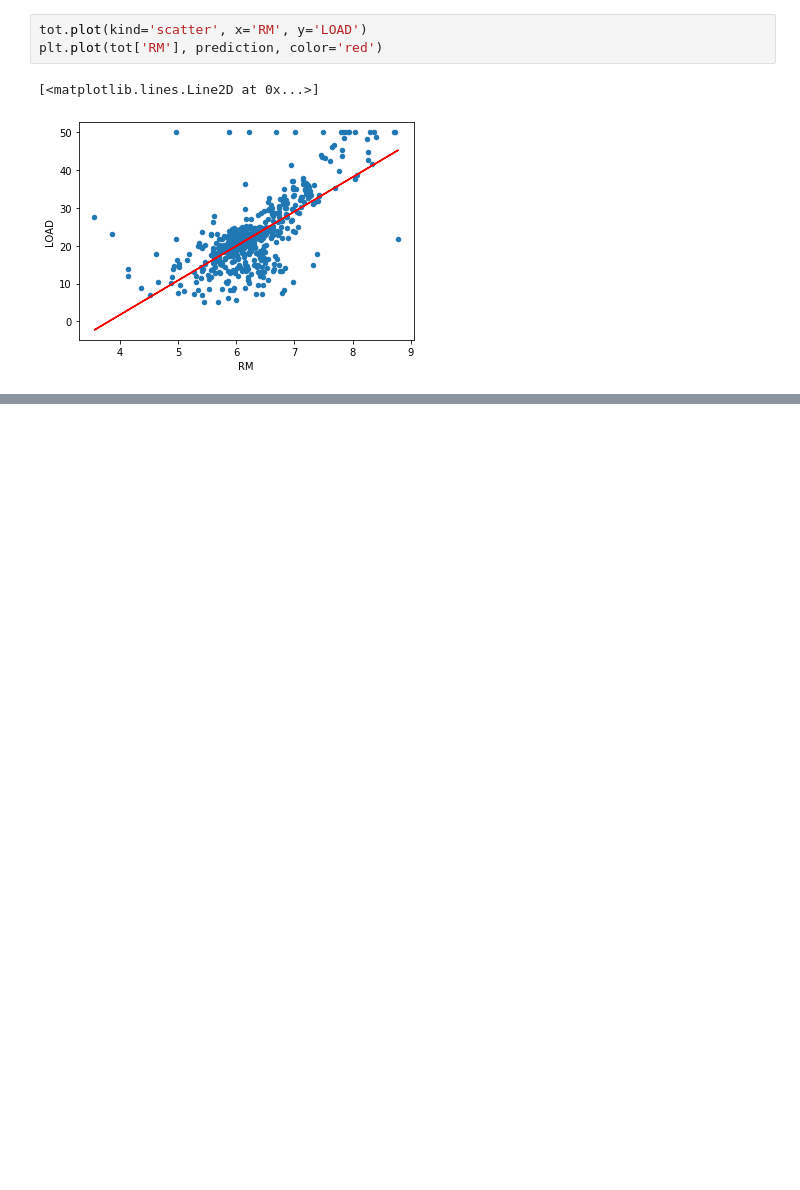
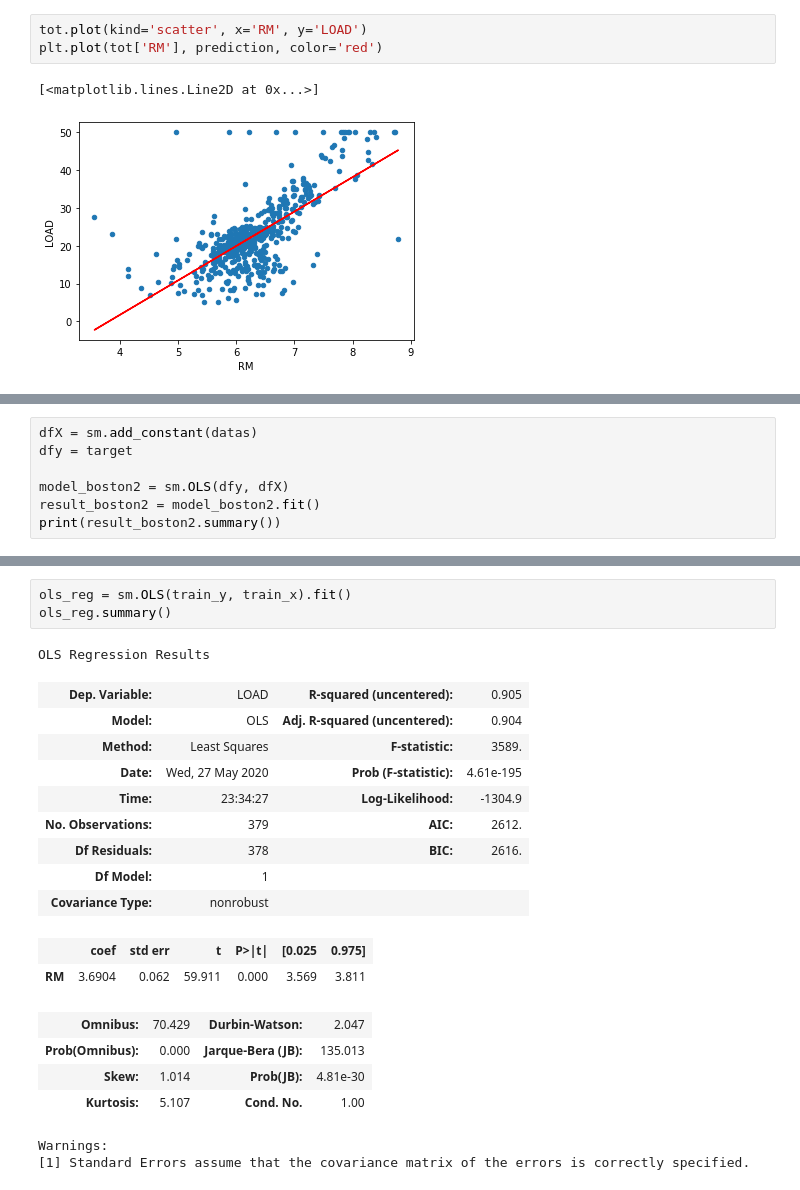
Before and after one commit to kangmj90/python, a Jupyter notebook: sample/load_boston.ipynb, the cells around one changed output, grey strips where cells are left out. Saved outputs shown, nothing was run; the diff lists cells and outputs as text; blank space fills up the shorter version.

```diff
--- a/sample/load_boston.ipynb
+++ b/sample/load_boston.ipynb
@@ -137,0 +137,7 @@ plt.plot(line, line, color='red')
+# %%
+dfX = sm.add_constant(datas)
+dfy = target
+
+model_boston2 = sm.OLS(dfy, dfX)
+result_boston2 = model_boston2.fit()
+print(result_boston2.summary())
@@ -137,0 +162,22 @@ plt.plot(line, line, color='red')
+# %%
+ols_reg = sm.OLS(train_y, train_x).fit()
+ols_reg.summary()
+# %% [output]
+OLS Regression Results
+| Dep. Variable: | LOAD | R-squared (uncentered): | 0.905 |
+| Model: | OLS | Adj. R-squared (uncentered): | 0.904 |
+| Method: | Least Squares | F-statistic: | 3589. |
+| Date: | Wed, 27 May 2020 | Prob (F-statistic): | 4.61e-195 |
+| Time: | 23:34:27 | Log-Likelihood: | -1304.9 |
+| No. Observations: | 379 | AIC: | 2612. |
+| Df Residuals: | 378 | BIC: | 2616. |
+| Df Model: | 1 |  |  |
+| Covariance Type: | nonrobust |  |  |
+|  | coef | std err | t | P>|t| | [0.025 | 0.975] |
+| RM | 3.6904 | 0.062 | 59.911 | 0.000 | 3.569 | 3.811 |
+| Omnibus: | 70.429 | Durbin-Watson: | 2.047 |
+| Prob(Omnibus): | 0.000 | Jarque-Bera (JB): | 135.013 |
+| Skew: | 1.014 | Prob(JB): | 4.81e-30 |
+| Kurtosis: | 5.107 | Cond. No. | 1.00 |
+Warnings:
+[1] Standard Errors assume that the covariance matrix of the errors is correctly specified.
```
Also changed, not shown: parts of 6 cells of this notebook, 5 other files.
